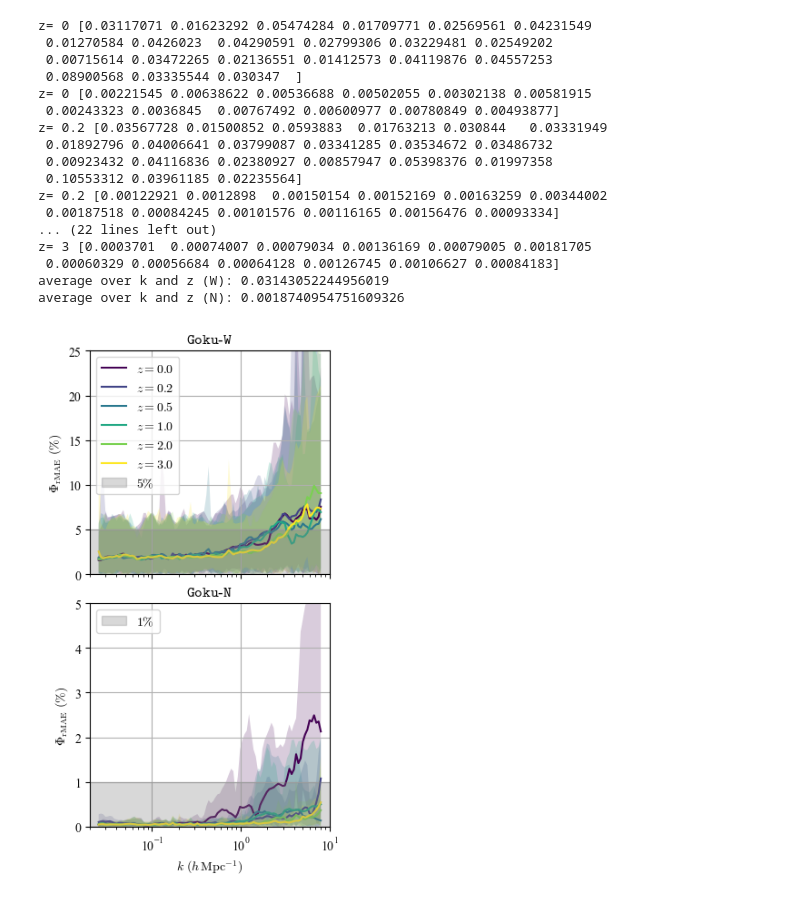
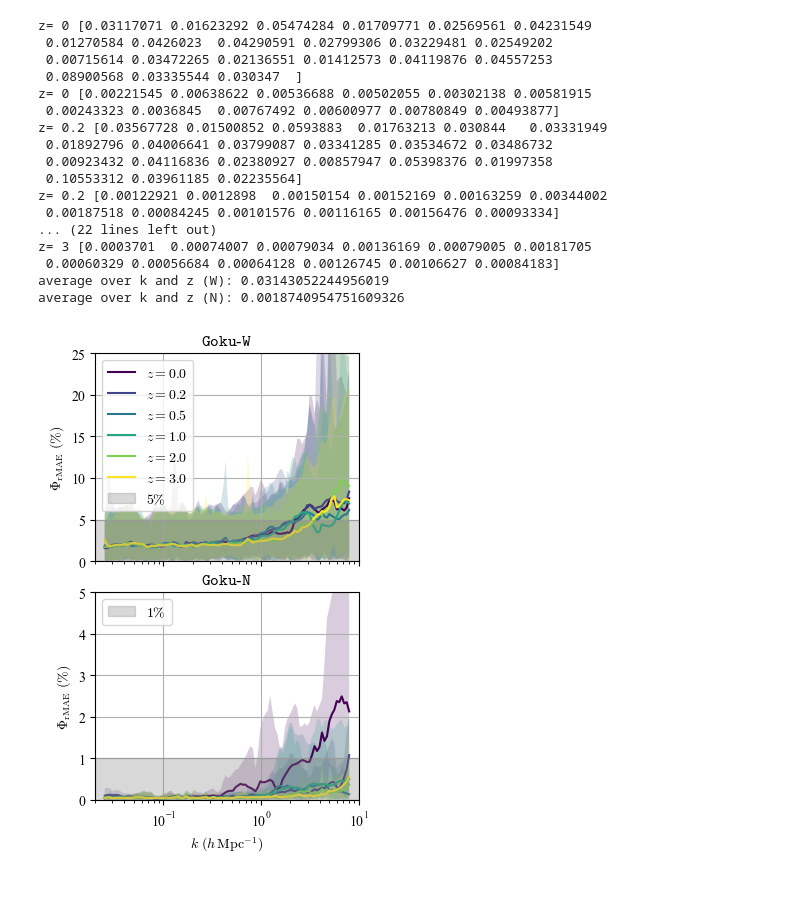
Before and after one commit to astro-YYH/GokuEmu, a Jupyter notebook: loo_error/loo_relative_errors_WN.ipynb, the cells around one changed output. Saved outputs shown, nothing was run; the diff lists cells and outputs as text; code cells hidden in the pictures.

```diff
--- a/loo_error/loo_relative_errors_WN.ipynb
+++ b/loo_error/loo_relative_errors_WN.ipynb
@@ -141,8 +141,8 @@ pred_W_parent = './loo_upper/'
 sim_N_base = "../data/narrow/matter_power_564_Box1000_Part750_12_Box1000_Part3000"
 pred_N_parent = './loo_narrow_upper_12HF/'
 
-fig, axes = plt.subplots(2, 1, figsize=(3.4, 6.8), sharex=True)
-fig.subplots_adjust(hspace=0.13)
+fig, axes = plt.subplots(2, 1, figsize=(3.4, 5.8), sharex=True)
+fig.subplots_adjust(hspace=0.15)
 plt.rcParams['font.family'] = 'Times New Roman'
 
 # Set math font style
@@ -223,31 +223,31 @@ square1 = patches.Rectangle((xlim1, -0.0), xlim2-xlim1, 1, color='gray', alpha=.
 # Add the square to the axes
 axes[1].add_patch(square1)
 # axes[0].add_patch(square1)
 axes[1].legend(loc='upper left')
 
 # grid true
 for ax in axes:
     ax.grid(True)
 
 
 # plt.show()
 plt.savefig('loo_WN.pdf', bbox_inches='tight')
 # %% [output]
 z= 0 [0.03117071 0.01623292 0.05474284 0.01709771 0.02569561 0.04231549
  0.01270584 0.0426023  0.04290591 0.02799306 0.03229481 0.02549202
  0.00715614 0.03472265 0.02136551 0.01412573 0.04119876 0.04557253
  0.08900568 0.03335544 0.030347  ]
 z= 0 [0.00221545 0.00638622 0.00536688 0.00502055 0.00302138 0.00581915
  0.00243323 0.0036845  0.00767492 0.00600977 0.00780849 0.00493877]
 z= 0.2 [0.03567728 0.01500852 0.0593883  0.01763213 0.030844   0.03331949
  0.01892796 0.04006641 0.03799087 0.03341285 0.03534672 0.03486732
  0.00923432 0.04116836 0.02380927 0.00857947 0.05398376 0.01997358
  0.10553312 0.03961185 0.02235564]
 z= 0.2 [0.00122921 0.0012898  0.00150154 0.00152169 0.00163259 0.00344002
  0.00187518 0.00084245 0.00101576 0.00116165 0.00156476 0.00093334]
 ... (22 lines left out)
 z= 3 [0.0003701  0.00074007 0.00079034 0.00136169 0.00079005 0.00181705
  0.00060329 0.00056684 0.00064128 0.00126745 0.00106627 0.00084183]
 average over k and z (W): 0.03143052244956019
 average over k and z (N): 0.0018740954751609326
-[figure, old version]
+[figure, new version]
```
Also changed, not shown: 4 other files.
